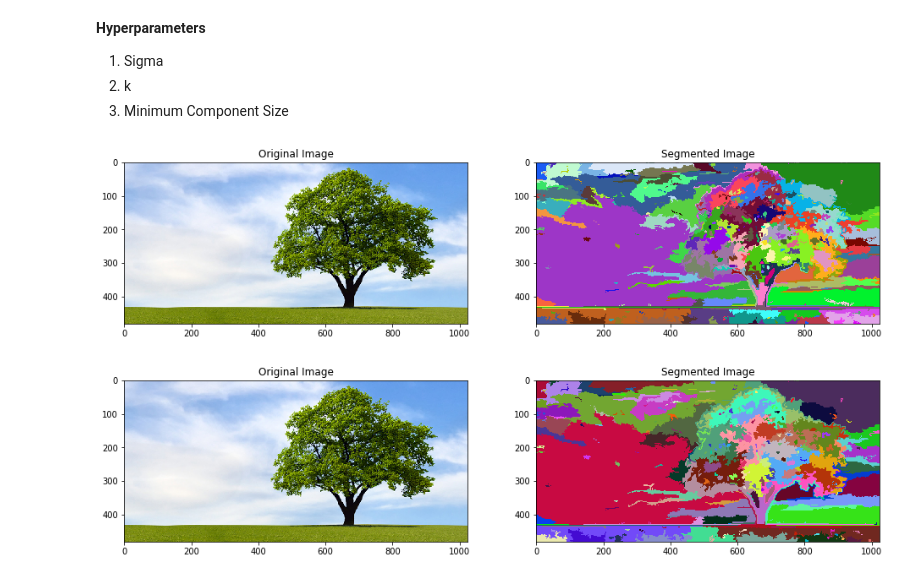
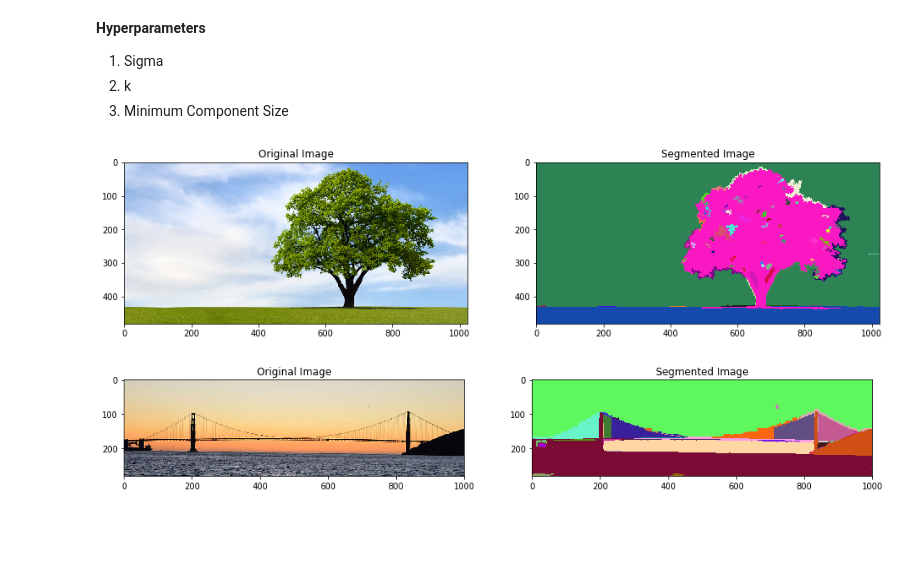
Before and after one commit to SouBanerjee/ImageSegmentation, a Jupyter notebook: ImageSegmentation.ipynb, the cells around one changed output. Cells and saved outputs as stored; diff of their text form; code cells hidden in the pictures; blank space fills up the shorter version.

```diff
--- a/ImageSegmentation.ipynb
+++ b/ImageSegmentation.ipynb
@@ -75,9 +160,6 @@ class Forest:
 
     def sizeOfComponent(self, x):
         return self.nNodes[x].size
-
-    def numOfComponents(self):
-        return self.nSets
 # %%
 class SegmentedGraph:
     def __init__(self, G, k, minComSize):
@@ -116,6 +198,27 @@ class SegmentedGraph:
             if (a != b) and ((self.forest.sizeOfComponent(a) < self.minComponentSize) or (self.forest.sizeOfComponent(b) < self.minComponentSize)):
                 self.forest.join(a, b)
         return deepcopy(self.forest)
+# %%
+class Filter:
+    def __init__(self, sigma):
+        self.sigma = sigma
+        self.kernel = None
+        self.width = 4
+
+    def blur(self, src):
+        return signal.convolve2d(src, self.kernel, mode="same")
+
+    def buildGaussianKernel(self):
+        self.sigma = max(self.sigma, 0.01)
+        length = int(math.ceil(self.sigma * self.width)) + 1
+        self.kernel = np.zeros(shape=length, dtype=float)
+        for i in range(length):
+            self.kernel[i] = math.exp(-0.5 * math.pow(i / self.sigma, 2))
+        # normalize mask so it integrates to one
+        sum = 2 * np.sum(np.absolute(self.kernel)) + abs(self.kernel[0])
+        self.kernel = np.divide(self.kernel, sum)
+        self.kernel = self.kernel.reshape(self.kernel.shape[0], 1)
+        self.kernel = np.matmul(self.kernel, self.kernel.T) #Guassian Filter is a seperable filter
 # %%
 class SegmentImage:
     def __init__(self, imgPath, sigma, k, minComSize):
@@ -125,16 +228,22 @@ class SegmentImage:
         self.blurredImage = None
         self.forest = None
         self.outputImg, self.nChannels = None, None
+        self.filter = Filter(self.sigma)
 
     def getImage(self):
         self.img = Image.open(self.imgPath)
         self.width, self.height = self.img.size
+        self.img = np.array(self.img)
+        self.blurredImage = np.zeros(self.img.shape)
 
     def smoothingWithGaussianFilter(self): #blurred image
-        self.blurredImage = np.array(self.img.filter(ImageFilter.GaussianBlur(self.sigma)), dtype = 'int')
+        self.filter.buildGaussianKernel()
         self.outputImg = np.zeros(self.blurredImage.shape, dtype='int')
         try: self.nChannels = self.outputImg.shape[2]
         except: self.nChannels = 1
+        if self.nChannels == 1: self.blurredImage[:,:] = self.filter.blur(self.img[:,:])
+        else:
+            for i in range(self.nChannels): self.blurredImage[:,:,i] = self.filter.blur(self.img[:,:,i])
 
     def build(self):
         self.getImage()
@@ -167,10 +276,10 @@ def run(imgPath, sigma, k, minComponentSize):
     plt.show()
     del img, outputImg
 # %%
-run('Data/BigTree.jpg', 1.5, 500, 50)
+run('Data/BigTree.jpg', 0.5, 300, 50)
 # %% [output]
-[figure, old version]
+[figure, new version]
 # %%
-run('Data/BigTree.jpg', 1.5, 800, 50)
+run('Data/bridge.jpg', 0.5, 300, 50)
 # %% [output]
-[figure, old version]
+[figure, new version]
```
Also changed, not shown: parts of 25 cells of this notebook, 1 other file.
